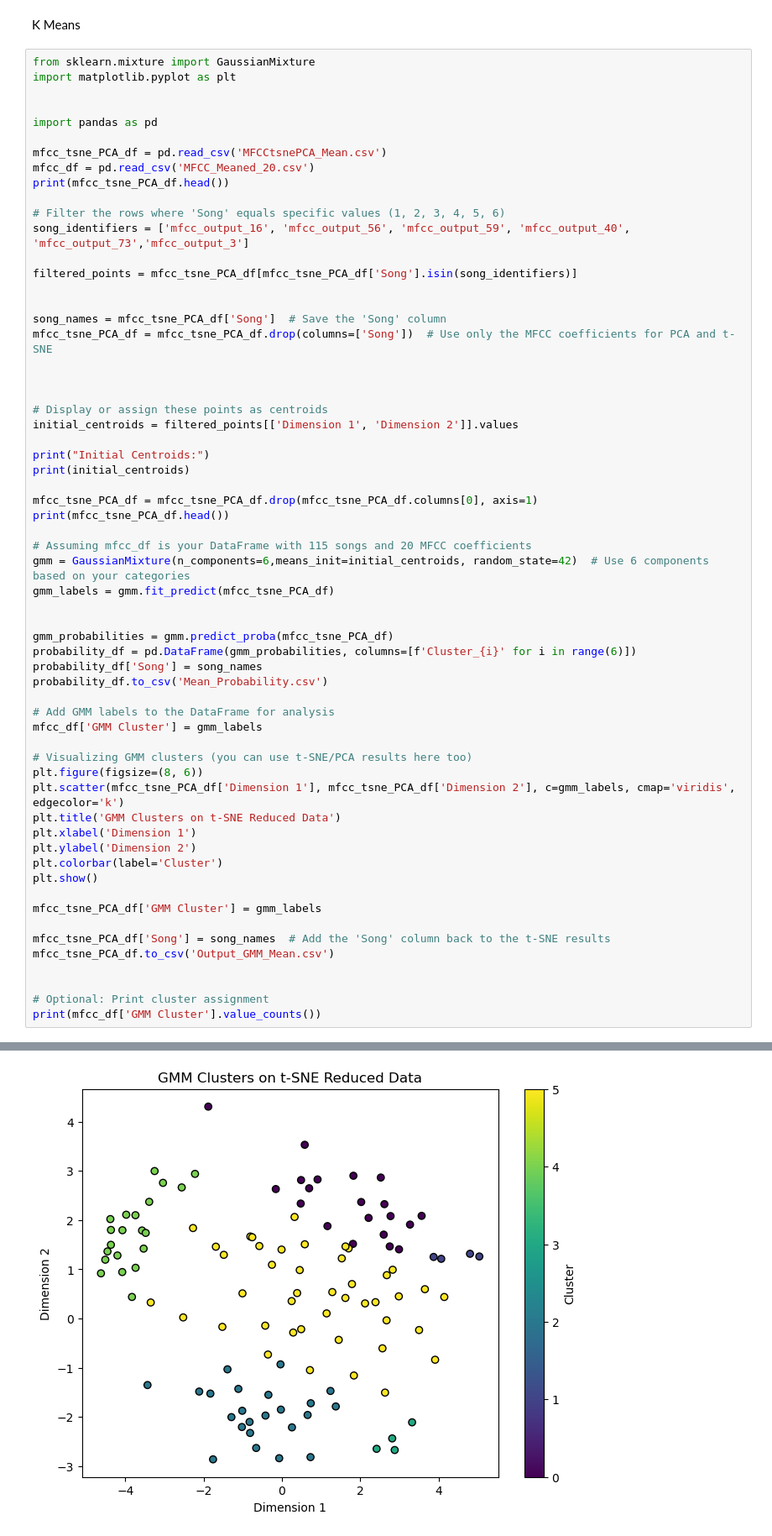
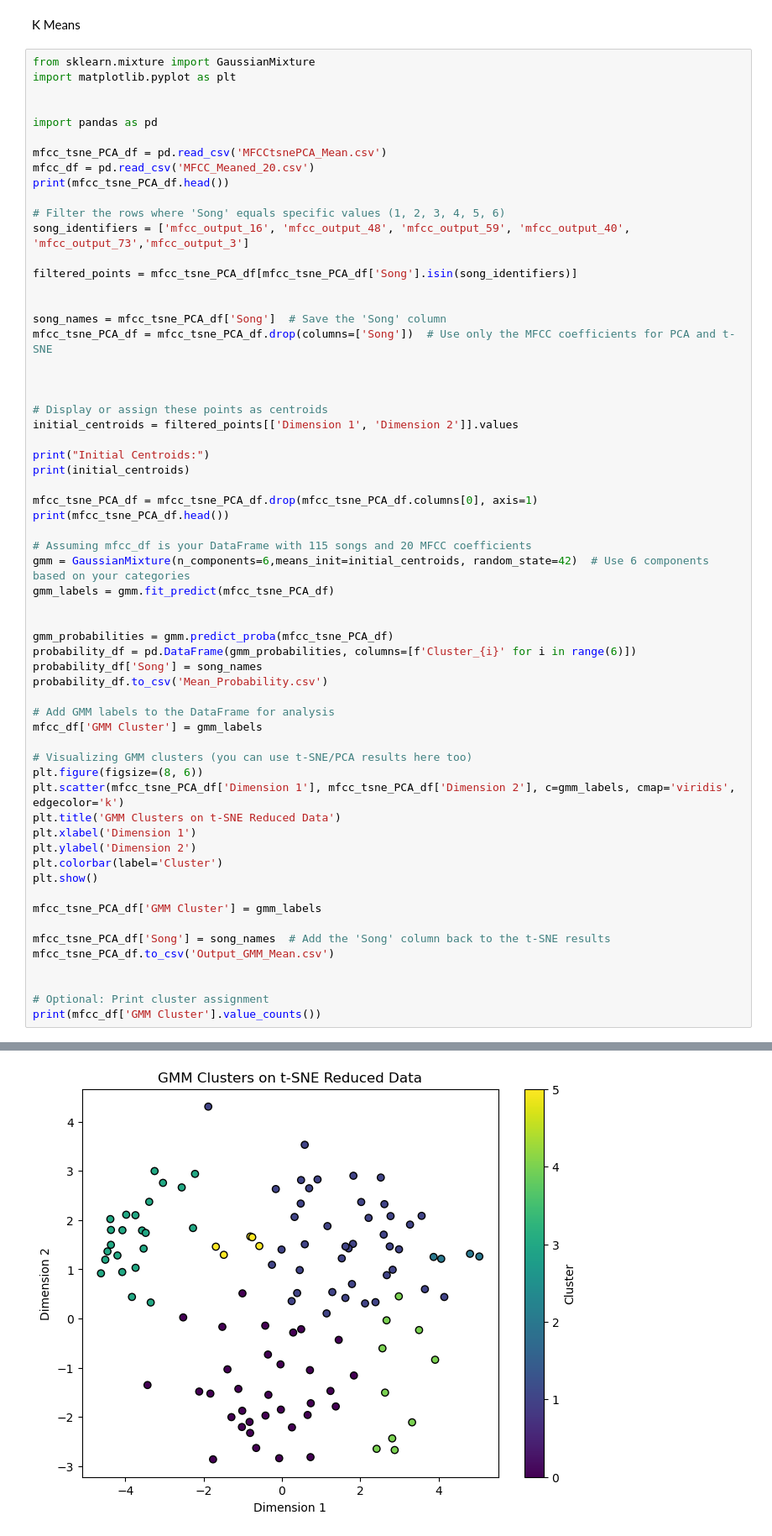
Before and after one commit to ShivtejGhatage/DS203_Project, a Jupyter notebook: MFCC_Mean.ipynb, the cells around one changed output, grey strips where cells are left out. Shown at 84% size. Cells and saved outputs as stored; diff of their text form.

```diff
--- a/MFCC_Mean.ipynb
+++ b/MFCC_Mean.ipynb
@@ -197,7 +197,7 @@ mfcc_df = pd.read_csv('MFCC_Meaned_20.csv')
 print(mfcc_tsne_PCA_df.head())
 
 # Filter the rows where 'Song' equals specific values (1, 2, 3, 4, 5, 6)
-song_identifiers = ['mfcc_output_16', 'mfcc_output_56', 'mfcc_output_59', 'mfcc_output_40', 'mfcc_output_73','mfcc_output_3']
+song_identifiers = ['mfcc_output_16', 'mfcc_output_48', 'mfcc_output_59', 'mfcc_output_40', 'mfcc_output_73','mfcc_output_3']
 
 filtered_points = mfcc_tsne_PCA_df[mfcc_tsne_PCA_df['Song'].isin(song_identifiers)]
 
@@ -263,8 +263,8 @@ Initial Centroids:
    Dimension 1  Dimension 2
 0     2.775616     2.081490
 1    -1.758819    -2.859134
 2    -1.013302    -1.872494
 3    -0.156048     2.630755
 4     5.043118     1.261157
-[figure, old version]
+[figure, new version]
 GMM Cluster
```
Also changed, not shown: parts of 2 cells of this notebook, 14 other files.
